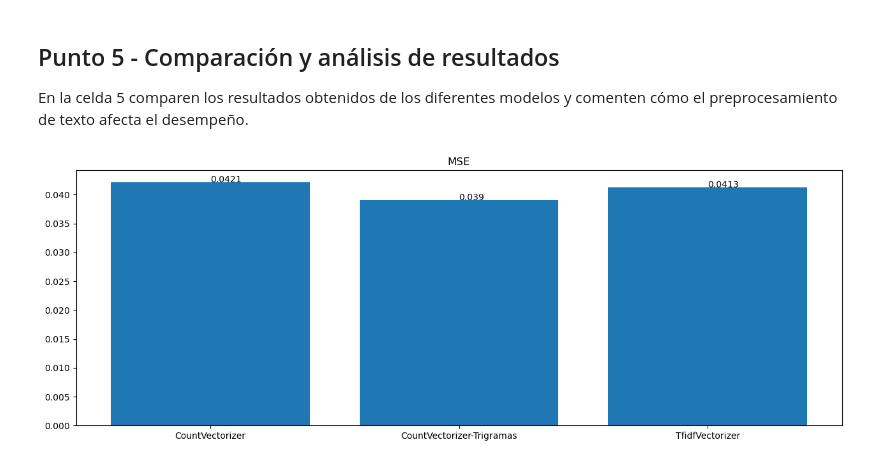
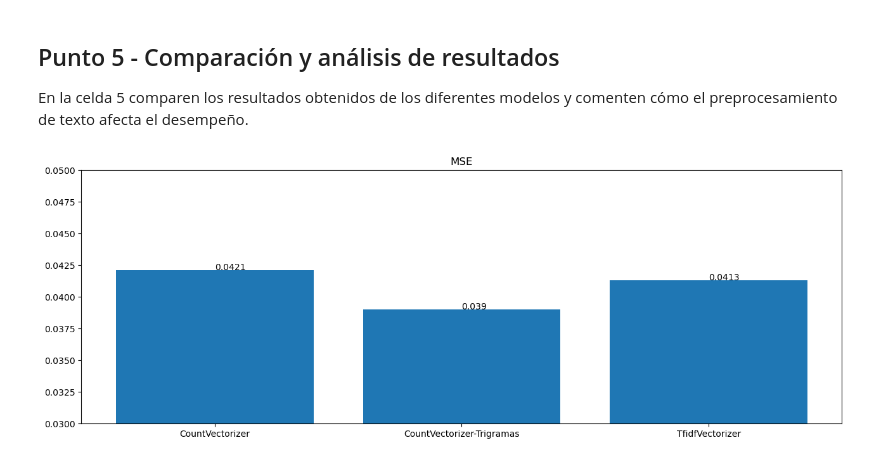
Before and after one commit to PedrazaDuban/MIAD_ML_NLP_2023, a Jupyter notebook: Semana 4/S4TC1_Tokenizacion.ipynb, the cells around one changed output. Saved outputs shown, nothing was run; the diff lists cells and outputs as text; code cells hidden in the pictures.

```diff
--- a/Semana 4/S4TC1_Tokenizacion.ipynb
+++ b/Semana 4/S4TC1_Tokenizacion.ipynb
@@ -171,21 +174,22 @@ En la celda 5 comparen los resultados obtenidos de los diferentes modelos y come
 # %%
 # Celda 5
 import matplotlib.pyplot as plt
 
 fig = plt.figure(figsize=(12,4))
 ax = fig.add_axes([0,0,1,1])
 
 ax.set_title("MSE")
 ejeX = ['CountVectorizer','CountVectorizer-Trigramas','TfidfVectorizer']
 ejeY = [round(mse,4), round(mse_cvt,4), round(mse_tfidv,4), ]
 ax.bar(ejeX,ejeY)
+plt.ylim(0.030,0.050)
 def addlabels(x,y,plotP):
     for i in range(len(x)):
         plotP.text(i,y[i],y[i])
 addlabels(ejeX,ejeY,plt)
 plt.show()
 # %% [output]
-[figure, old version]
+[figure, new version]
 # %% [markdown]
 #### Análisis del desempelño de los modelos
 
```
Also changed, not shown: parts of 2 cells of this notebook.
